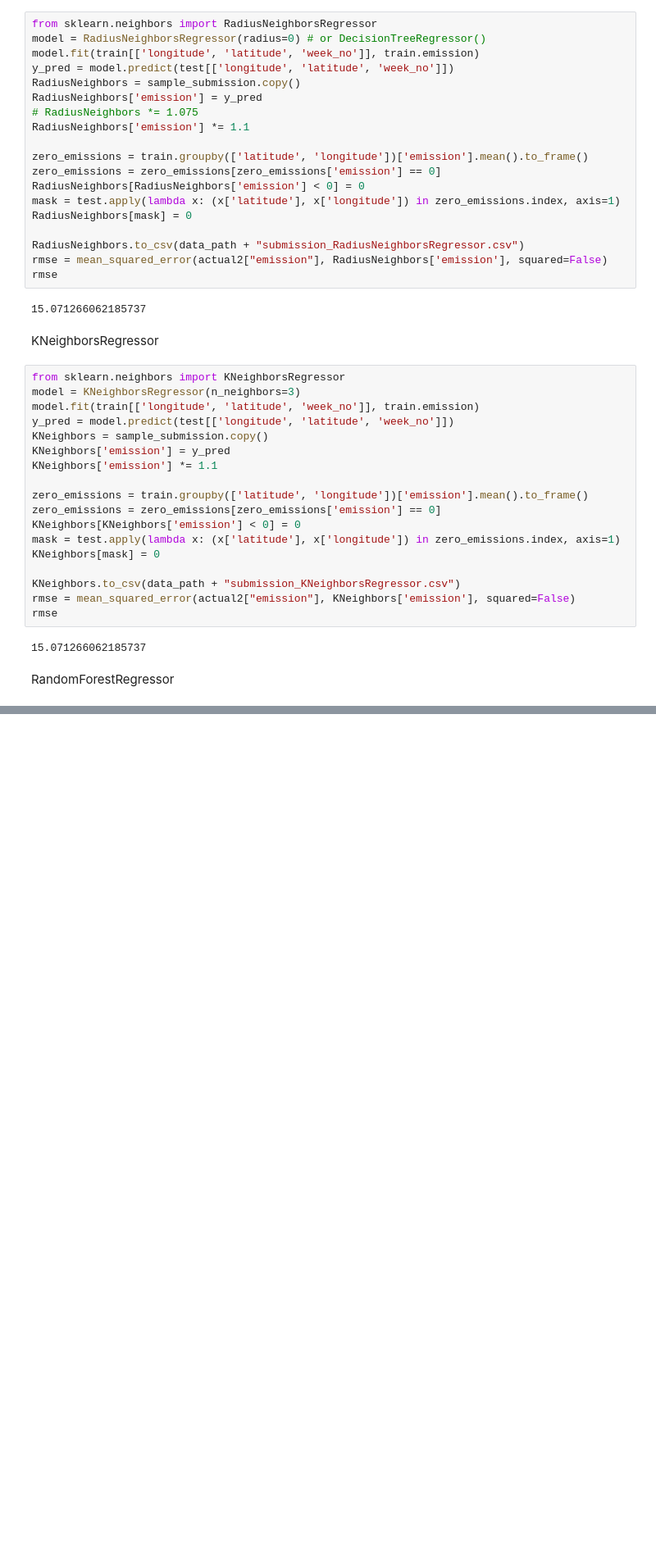
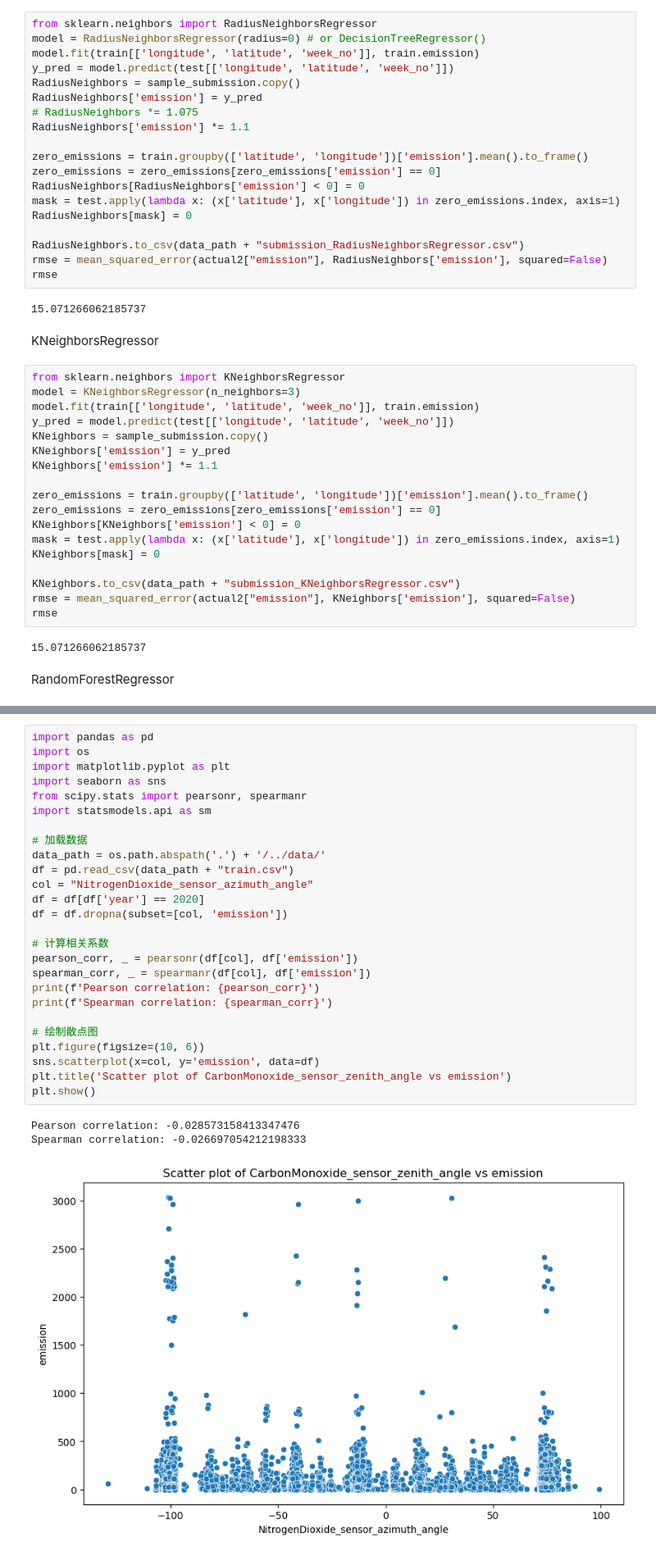
Before and after one commit to Lzzzzy4/2023fall-DataScience, a Jupyter notebook: src/main.ipynb, the cells around one changed output, grey strips where cells are left out. Shown at 82% size. Drawn from its saved outputs; the diff is of its cells as text; blank space fills up the shorter version.

```diff
--- a/src/main.ipynb
+++ b/src/main.ipynb
@@ -207,0 +206,30 @@ rmse
+# %%
+import pandas as pd
+import os
+import matplotlib.pyplot as plt
+import seaborn as sns
+from scipy.stats import pearsonr, spearmanr
+import statsmodels.api as sm
+
+# 加载数据
+data_path = os.path.abspath('.') + '/../data/'
+df = pd.read_csv(data_path + "train.csv")
+col = "NitrogenDioxide_sensor_azimuth_angle"
+df = df[df['year'] == 2020]
+df = df.dropna(subset=[col, 'emission'])
+
+# 计算相关系数
+pearson_corr, _ = pearsonr(df[col], df['emission'])
+spearman_corr, _ = spearmanr(df[col], df['emission'])
+print(f'Pearson correlation: {pearson_corr}')
+print(f'Spearman correlation: {spearman_corr}')
+
+# 绘制散点图
+plt.figure(figsize=(10, 6))
+sns.scatterplot(x=col, y='emission', data=df)
+plt.title('Scatter plot of CarbonMonoxide_sensor_zenith_angle vs emission')
+plt.show()
+# %% [output]
+Pearson correlation: -0.028573158413347476
+Spearman correlation: -0.026697054212198333
+[figure, added]
```
Also changed, not shown: parts of 1 cell of this notebook, 7 other files.
